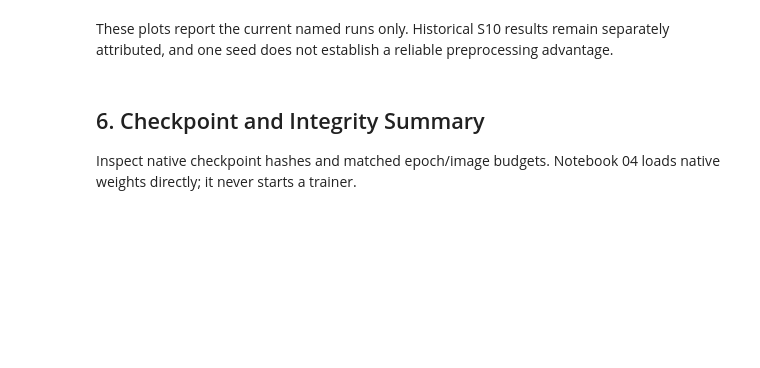
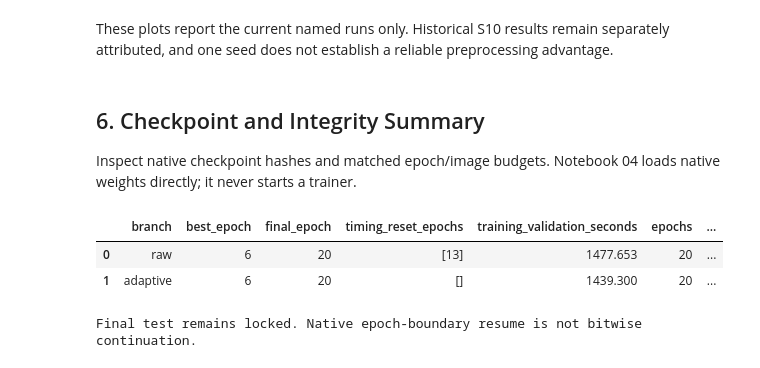
Before and after one commit to truong51972/vehicle-detection, a Jupyter notebook: notebooks/03_training.ipynb, the cells around one changed output. Saved outputs shown, nothing was run; the diff lists cells and outputs as text; code cells hidden in the pictures; blank space fills up the shorter version.

```diff
--- a/notebooks/03_training.ipynb
+++ b/notebooks/03_training.ipynb
@@ -120,18 +176,27 @@ Inspect native checkpoint hashes and matched epoch/image budgets. Notebook 04 lo
 # %%
 from vehicle_detection.common import file_hash
 
 display(
     pd.DataFrame(
         [
             {
                 "branch": branch,
                 "best_epoch": receipt["best_epoch"],
+                "final_epoch": receipt["final_epoch"],
+                "timing_reset_epochs": receipt["timing_reset_epochs"],
+                "training_validation_seconds": receipt["training_validation_seconds"],
                 **receipt["budget"],
                 "best_sha256": file_hash(receipt["best_checkpoint"]),
                 "last_sha256": file_hash(receipt["last_checkpoint"]),
             }
             for branch, receipt in completed.items()
         ]
     )
 )
+write_json(TRAIN_ROOT / "summary.json", completed)
 print("Final test remains locked. Native epoch-boundary resume is not bitwise continuation.")
+# %% [output]
+|  | branch | best_epoch | final_epoch | timing_reset_epochs | training_validation_seconds | epochs | ... |
+| 0 | raw | 6 | 20 | [13] | 1477.653 | 20 | ... |
+| 1 | adaptive | 6 | 20 | [] | 1439.300 | 20 | ... |
+Final test remains locked. Native epoch-boundary resume is not bitwise continuation.
```
Also changed, not shown: parts of 7 cells of this notebook, 11 other files.
